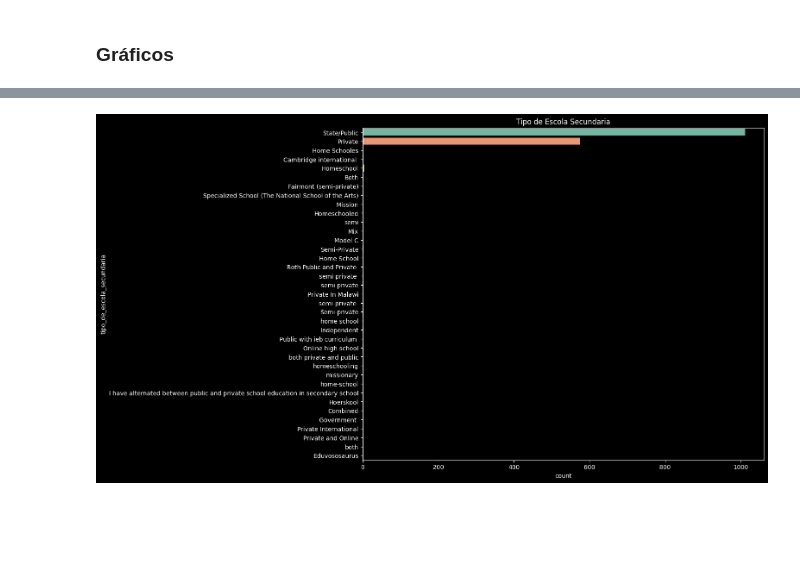
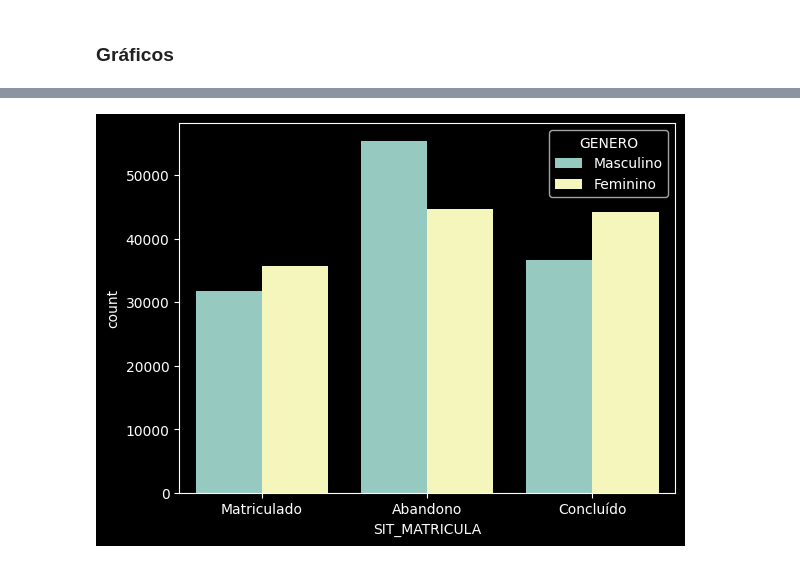
Before and after one commit to Joao-Inacio/Labs, a Jupyter notebook: Evasao_Escolar/Evasão_escolar.ipynb, the cells around one changed output, grey strips where cells are left out. Saved outputs shown, nothing was run; the diff lists cells and outputs as text; code cells hidden in the pictures; blank space fills up the shorter version.

```diff
--- a/Evasao_Escolar/Evasão_escolar.ipynb
+++ b/Evasao_Escolar/Evasão_escolar.ipynb
@@ -150,0 +183,6 @@ dtype: int64
+# %%
+# Eliminado valores irrelevante
+values_to_drop = ['Transferido Interno', 'Transferido Externo', 'Certificado ENEM']
+# eliminado os matriculados
+ds.drop(ds[ds['SIT_MATRICULA'].isin(values_to_drop)].index, inplace=True)
+ds['SIT_MATRICULA'].value_counts()
@@ -201,8 +197,4 @@ plt.show()
-# %%
-# Visualizando os gráficos
-fig, ax = plt.subplots(figsize=(12, 10))
-sns.countplot(y='tipo_de_escola_secundaria', data=ds, ax=ax, palette=sns.color_palette("Set2"))
-plt.title('Tipo de Escola Secundaria')
-plt.show()
-# %% [output]
-[figure, removed]
+# %%
+sns.countplot(x=ds['SIT_MATRICULA'], hue=ds['GENERO']);
+# %% [output]
+[figure, added]
```
Also changed, not shown: parts of 24 cells of this notebook, 1 other file.
